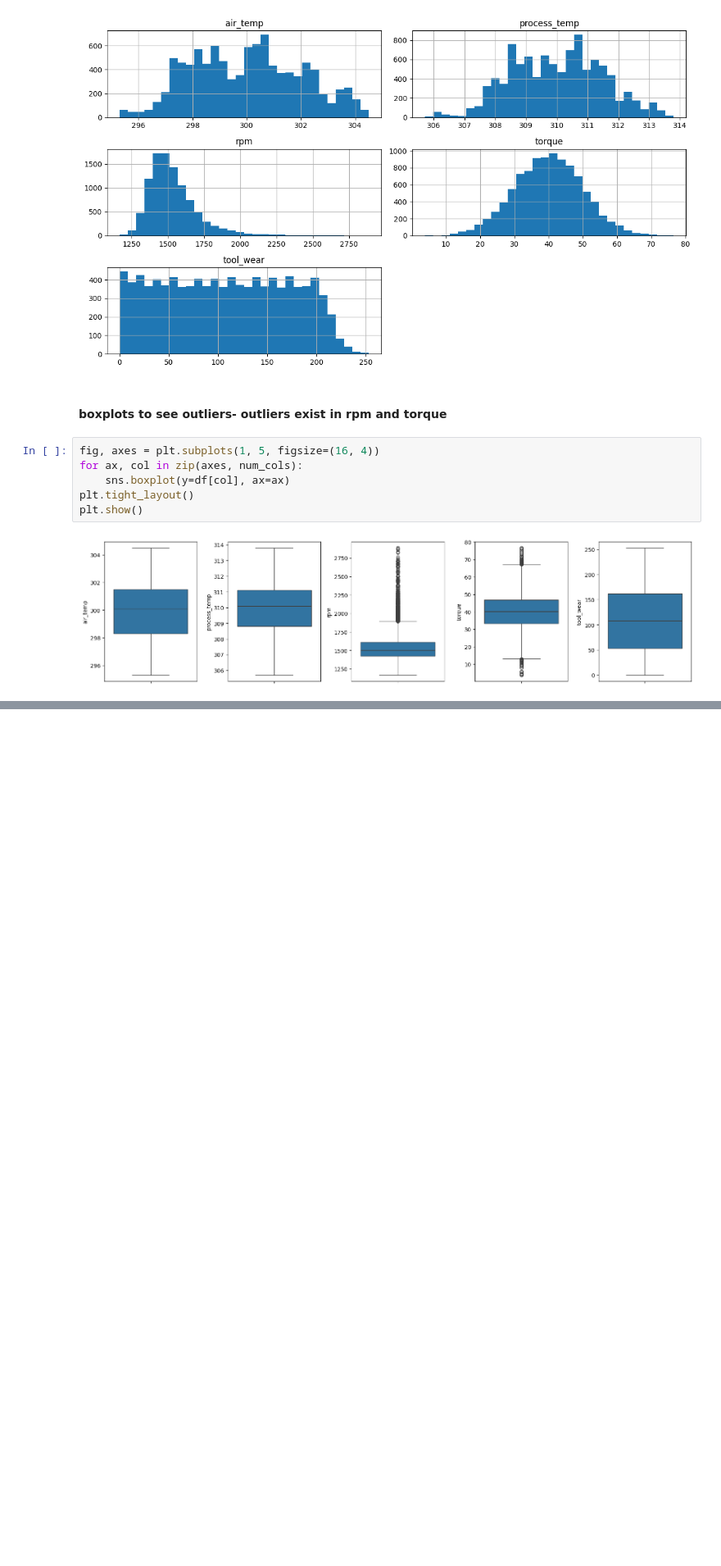
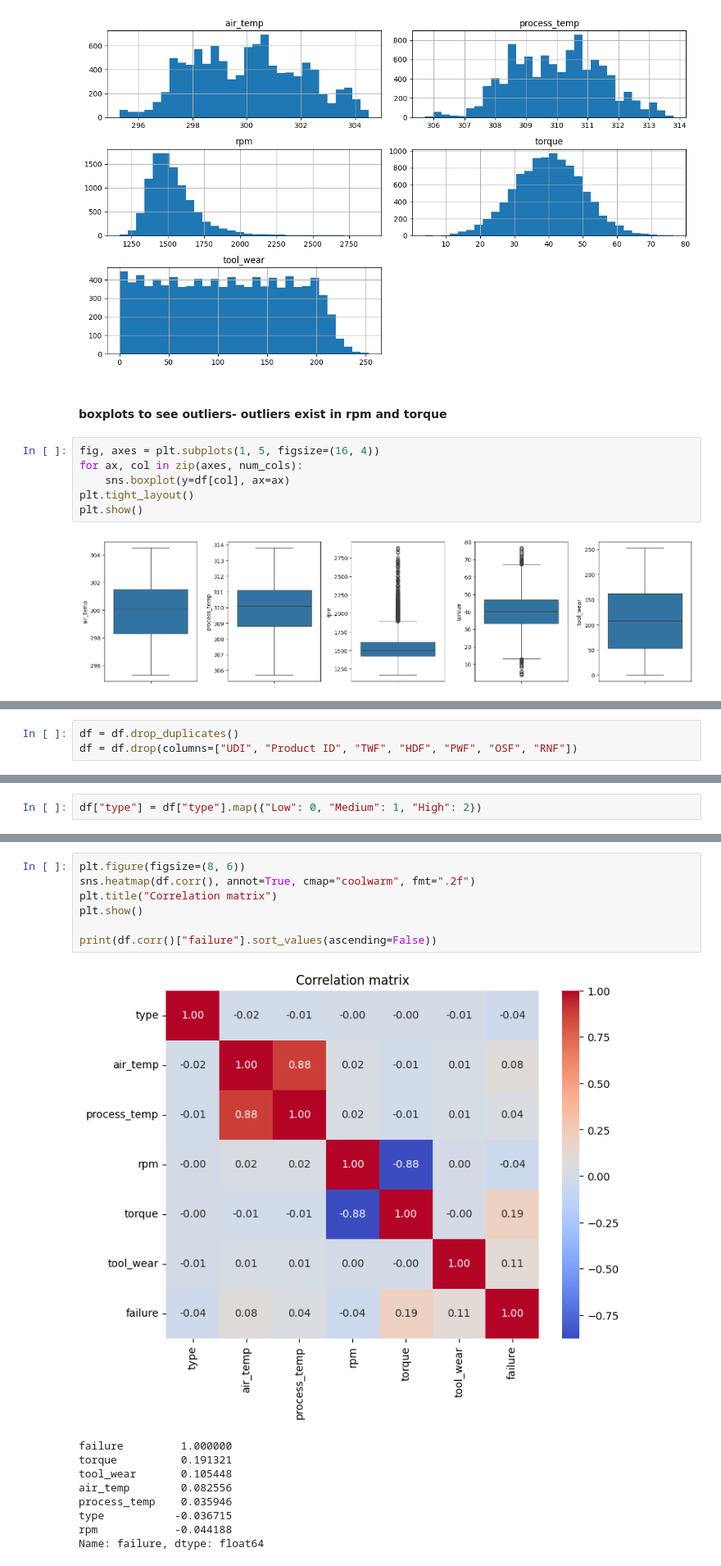
Before and after one commit to Ashwinvinod7/Statiscal_Anamoly_Detection_and_machine-_failure_prediction, a Jupyter notebook: ML_PROJECT_MFP/statiscal_anamoly_detection_and_machine_failure_prediction.ipynb, the cells around one changed output, grey strips where cells are left out. Shown at 82% size. Saved outputs shown, nothing was run; the diff lists cells and outputs as text; blank space fills up the shorter version.

```diff
--- a/ML_PROJECT_MFP/statiscal_anamoly_detection_and_machine_failure_prediction.ipynb
+++ b/ML_PROJECT_MFP/statiscal_anamoly_detection_and_machine_failure_prediction.ipynb
@@ -238,0 +241,3 @@ plt.show()
+# %%
+df = df.drop_duplicates()
+df = df.drop(columns=["UDI", "Product ID", "TWF", "HDF", "PWF", "OSF", "RNF"])
@@ -238,0 +264,2 @@ plt.show()
+# %%
+df["type"] = df["type"].map({"Low": 0, "Medium": 1, "High": 2})
@@ -238,0 +303,17 @@ plt.show()
+# %%
+plt.figure(figsize=(8, 6))
+sns.heatmap(df.corr(), annot=True, cmap="coolwarm", fmt=".2f")
+plt.title("Correlation matrix")
+plt.show()
+
+print(df.corr()["failure"].sort_values(ascending=False))
+# %% [output]
+[figure, added]
+failure         1.000000
+torque          0.191321
+tool_wear       0.105448
+air_temp        0.082556
+process_temp    0.035946
+type           -0.036715
+rpm            -0.044188
+Name: failure, dtype: float64
```
Also changed, not shown: parts of 7 cells of this notebook.
